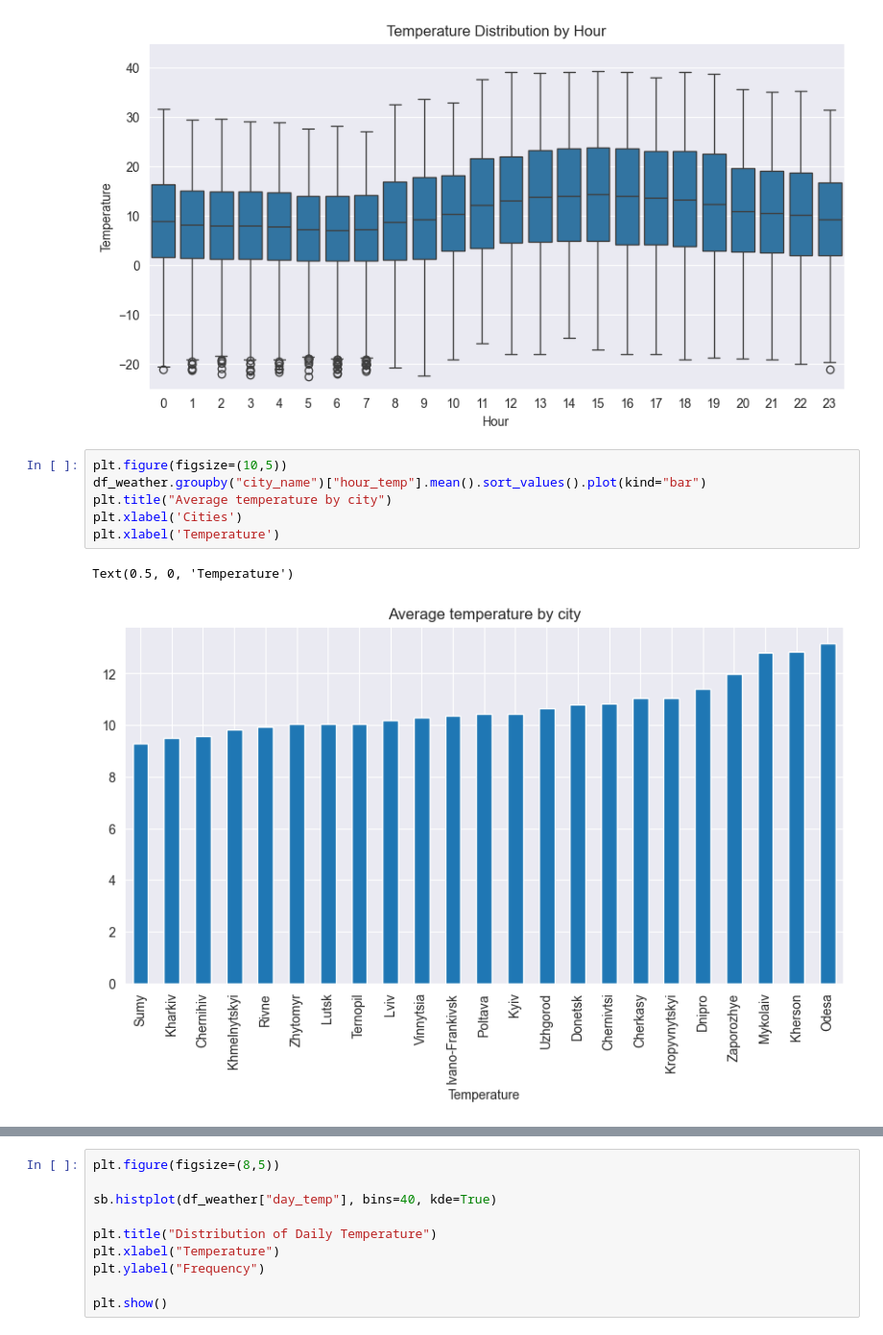
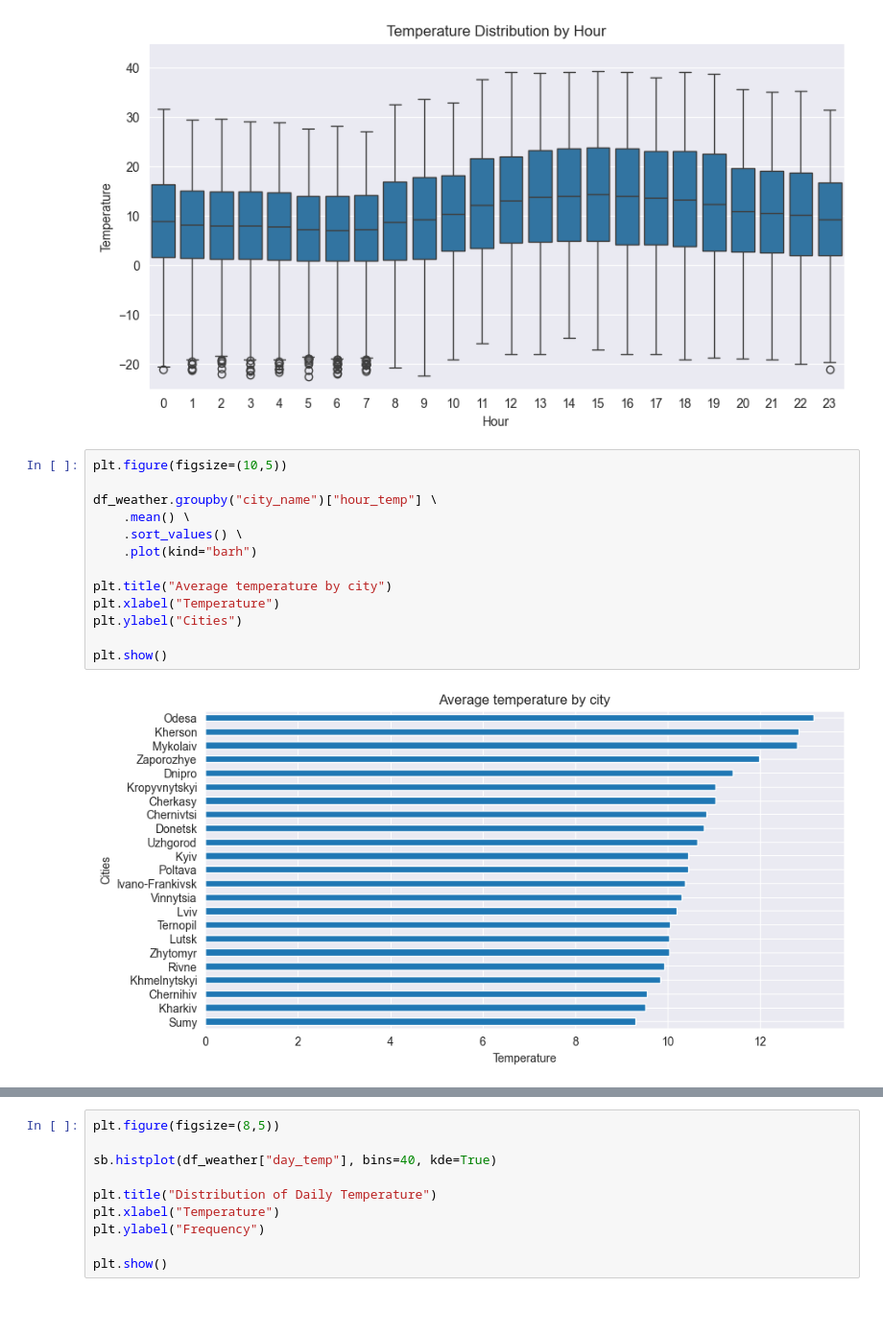
Before and after one commit to khorunzhaviktoriia/war-events-predictor-saas, a Jupyter notebook: forecasting/wether_dataset.ipynb, the cells around one changed output, grey strips where cells are left out. Shown at 96% size. Cells and saved outputs as stored; diff of their text form; blank space fills up the shorter version.

```diff
--- a/forecasting/wether_dataset.ipynb
+++ b/forecasting/wether_dataset.ipynb
@@ -438,10 +448,16 @@ plt.show()
 [figure]
 # %%
 plt.figure(figsize=(10,5))
-df_weather.groupby("city_name")["hour_temp"].mean().sort_values().plot(kind="bar")
+
+df_weather.groupby("city_name")["hour_temp"] \
+    .mean() \
+    .sort_values() \
+    .plot(kind="barh")
+
 plt.title("Average temperature by city")
-plt.xlabel('Cities')
-plt.xlabel('Temperature')
+plt.xlabel("Temperature")
+plt.ylabel("Cities")
+
+plt.show()
 # %% [output]
-Text(0.5, 0, 'Temperature')
-[figure, old version]
+[figure, new version]
```
Also changed, not shown: parts of 5 cells of this notebook.
